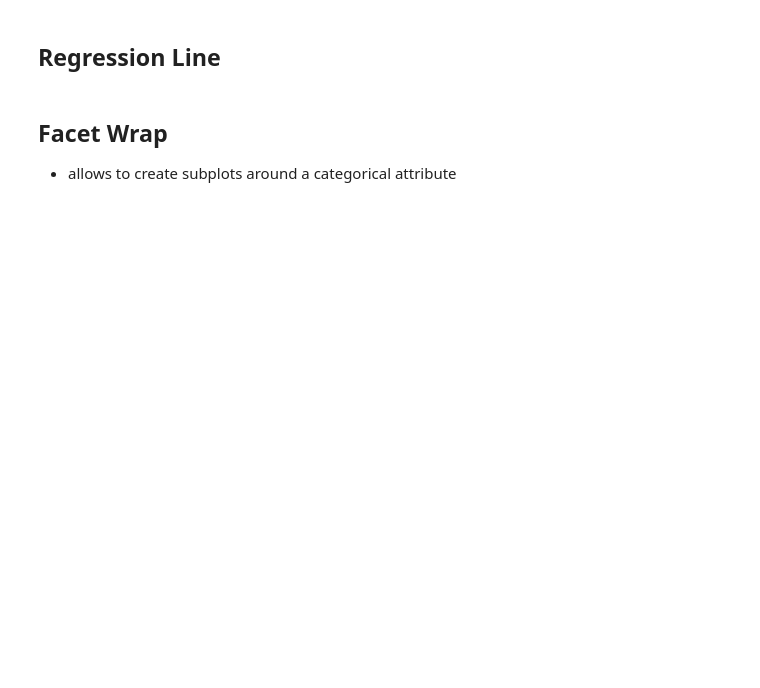
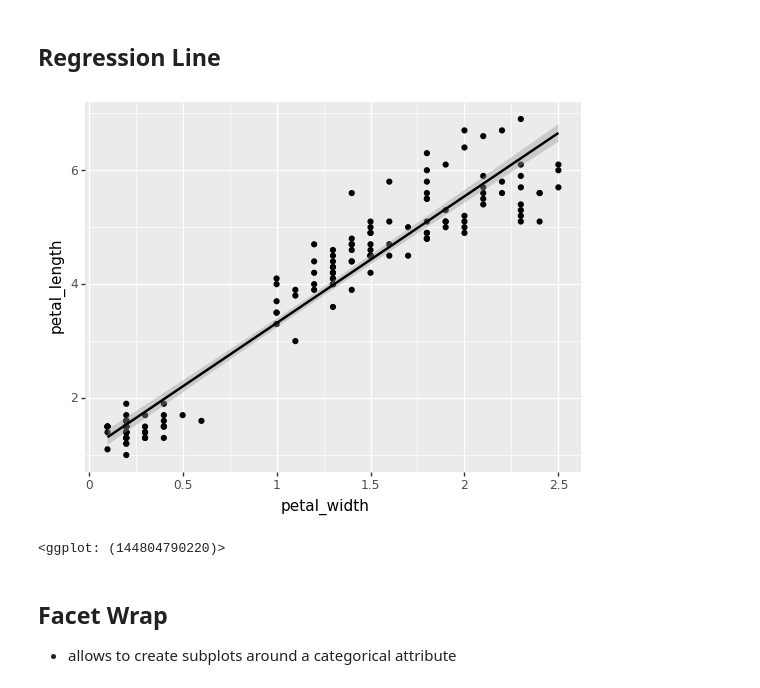
Before and after one commit to h3amza/CPSC392, a Jupyter notebook: Lectures/06-VisualizationsII.ipynb, the cells around one changed output. Cells and saved outputs as stored; diff of their text form; code cells hidden in the pictures; blank space fills up the shorter version.

```diff
--- a/Lectures/06-VisualizationsII.ipynb
+++ b/Lectures/06-VisualizationsII.ipynb
@@ -15,3 +20,9 @@ iris.head()
+# %%
+# petal_width vs petal_length
+ggplot(iris,aes(x="petal_width",y="petal_length"))+geom_point()+geom_smooth(method="lm")
+# %% [output]
+[figure, added]
+<ggplot: (144804790220)>
 # %% [markdown]
 ## Facet Wrap
 * allows to create subplots around a categorical attribute
```
Also changed, not shown: parts of 26 cells of this notebook.
